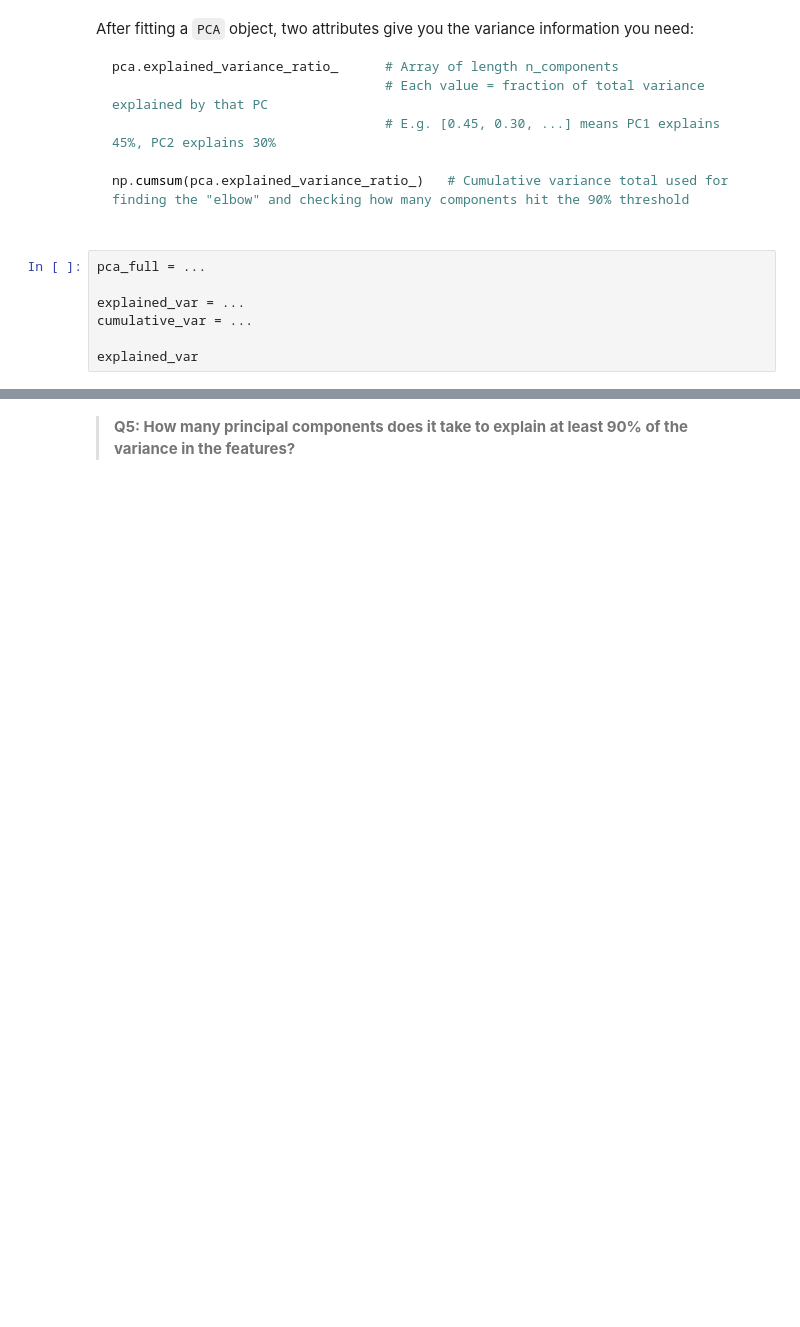
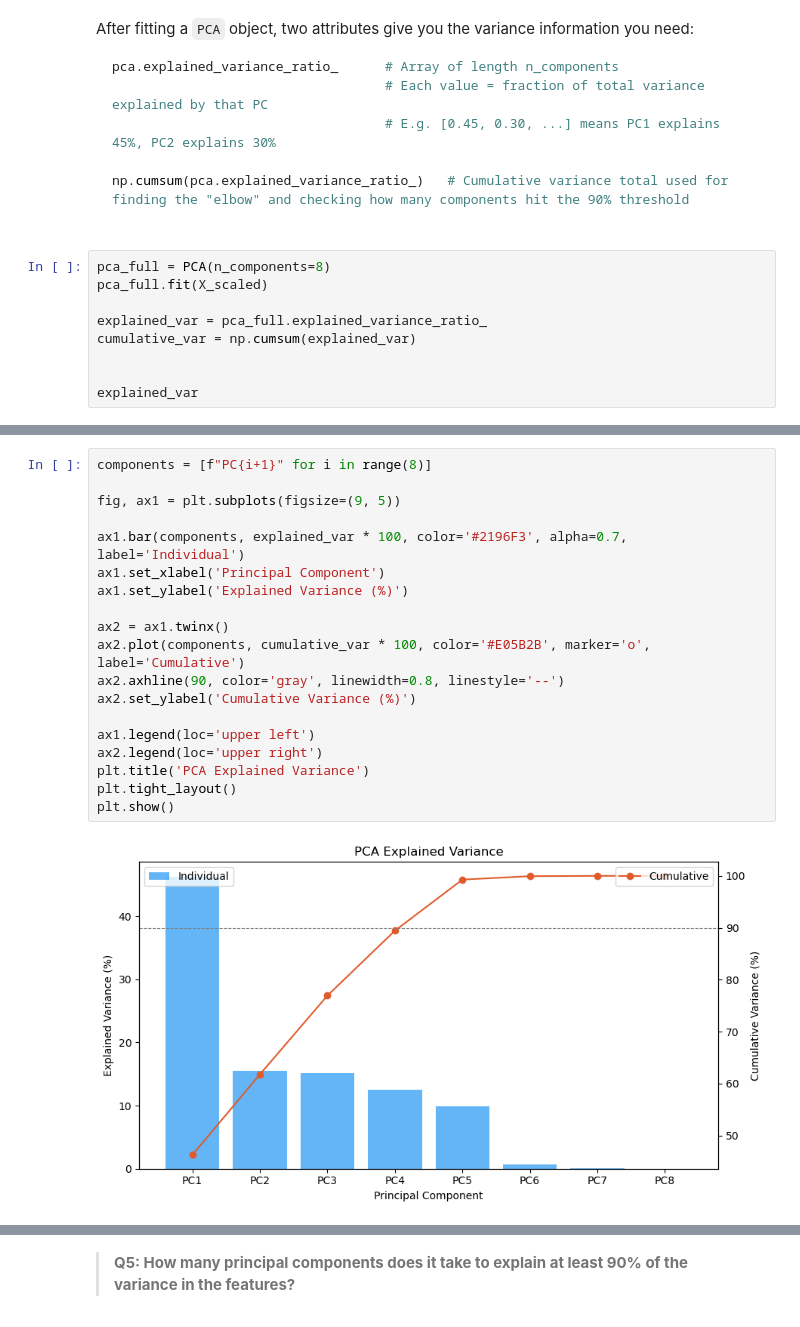
Before and after one commit to pfnorton39/assignment-3, a Jupyter notebook: task1/hw3-task1.ipynb, the cells around one changed output, grey strips where cells are left out. Saved outputs shown, nothing was run; the diff lists cells and outputs as text; blank space fills up the shorter version.

````diff
--- a/task1/hw3-task1.ipynb
+++ b/task1/hw3-task1.ipynb
@@ -379,10 +425,12 @@ np.cumsum(pca.explained_variance_ratio_)   # Cumulative variance total used for
 
 ```
 # %%
-pca_full = ...
+pca_full = PCA(n_components=8)
+pca_full.fit(X_scaled)
 
-explained_var = ...
-cumulative_var = ...
+explained_var = pca_full.explained_variance_ratio_
+cumulative_var = np.cumsum(explained_var)
+
 
 explained_var
 # %% [output]
@@ -390,3 +455,24 @@ Ellipsis
+# %%
+components = [f"PC{i+1}" for i in range(8)]
+
+fig, ax1 = plt.subplots(figsize=(9, 5))
+
+ax1.bar(components, explained_var * 100, color='#2196F3', alpha=0.7, label='Individual')
+ax1.set_xlabel('Principal Component')
+ax1.set_ylabel('Explained Variance (%)')
+
+ax2 = ax1.twinx()
+ax2.plot(components, cumulative_var * 100, color='#E05B2B', marker='o', label='Cumulative')
+ax2.axhline(90, color='gray', linewidth=0.8, linestyle='--')
+ax2.set_ylabel('Cumulative Variance (%)')
+
+ax1.legend(loc='upper left')
+ax2.legend(loc='upper right')
+plt.title('PCA Explained Variance')
+plt.tight_layout()
+plt.show()
+# %% [output]
+[figure, added]
 # %%
 grader.check("q7")
 # %% [output]
````
Also changed, not shown: parts of 18 cells of this notebook.
